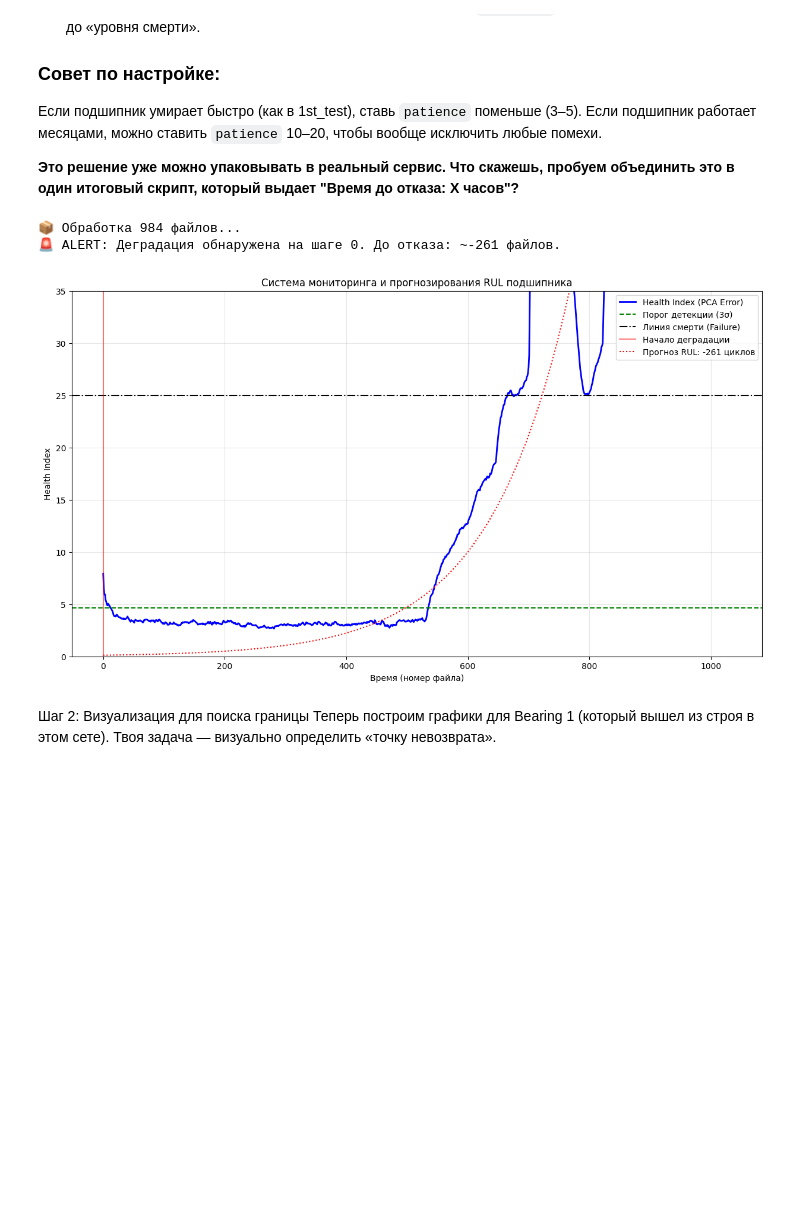
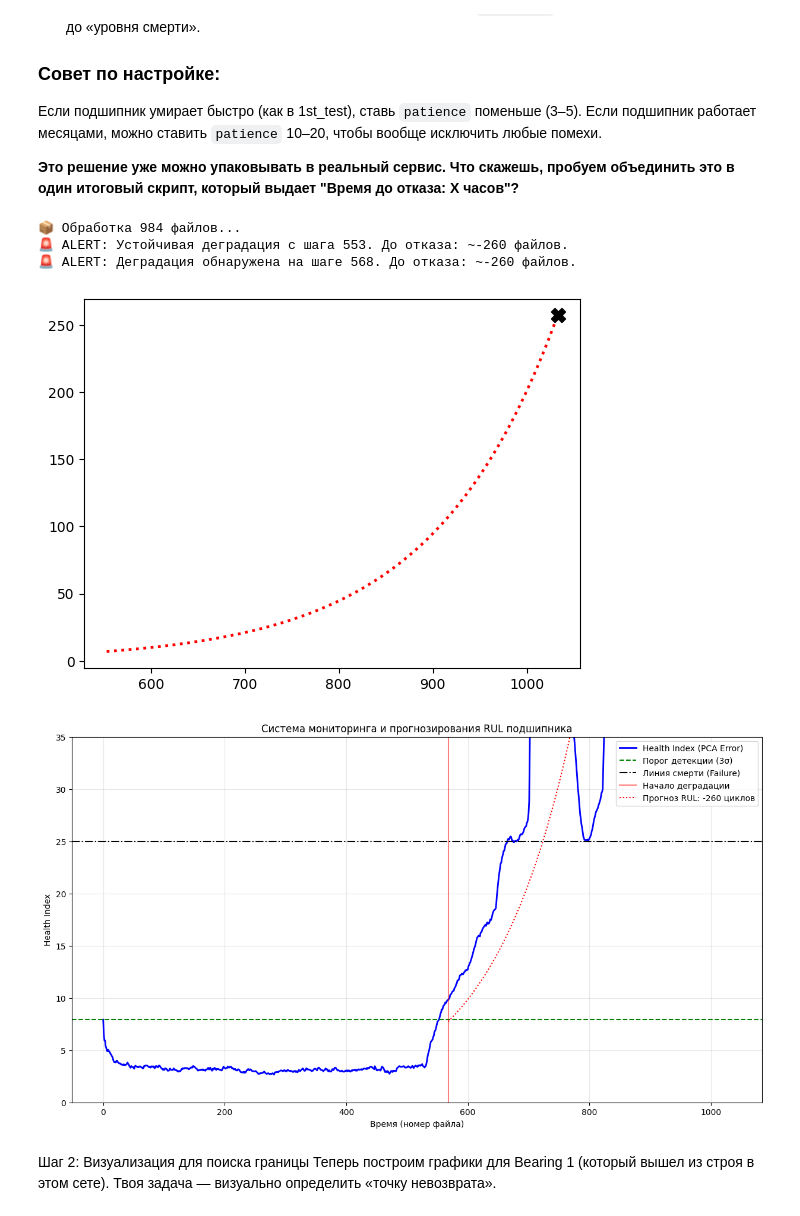
Before and after one commit to czeberyak/industrial-health-index-pdm, a Jupyter notebook: notebooks/new RUL.ipynb, the cells around one changed output. Saved outputs shown, nothing was run; the diff lists cells and outputs as text; code cells hidden in the pictures; blank space fills up the shorter version.

```diff
--- a/notebooks/new RUL.ipynb
+++ b/notebooks/new RUL.ipynb
@@ -293,6 +293,7 @@ X_projected = pca.inverse_transform(pca.transform(X_all_scaled))
 hi_raw = np.linalg.norm(X_all_scaled - X_projected, axis=1)
 df_feat['hi_smooth'] = pd.Series(hi_raw).ewm(alpha=0.1).mean()
 
+'''
 # Г. Детекция начала деградации (Onset)
 # Используем 3-sigma и patience=5 для защиты от шума
 baseline = df_feat['hi_smooth'].iloc[:train_idx]
@@ -301,39 +302,80 @@ threshold = baseline.mean() + 3 * baseline.std()
 is_over = df_feat['hi_smooth'] > threshold
 rolling_check = is_over.rolling(5).sum()
 onset_points = np.where(rolling_check == 5)[0]
+'''
+
+# Г. Детекция начала деградации (Onset) — СТРОГАЯ ВЕРСИЯ
+baseline_limit = 200  # Берём только самый "холодный" старт
+baseline = df_feat['hi_smooth'].iloc[:baseline_limit]
+mu, sigma = baseline.mean(), baseline.std()
+
+# 5σ + 20% запас прочности отфильтрует стартовый дребезг
+threshold = (mu + 5 * sigma) * 1.2
+
+is_over = df_feat['hi_smooth'] > threshold
+rolling_check = is_over.rolling(window=20).sum()
+onset_points = np.where(rolling_check == 20)[0]
+
+actual_onset = -1
+if len(onset_points) > 0:
+    candidate = onset_points[0] - 19  # Индекс начала первого валидного окна
+    if candidate < baseline_limit:
+        # Если сработало в зоне калибровки — игнорируем и ищем дальше
+        valid = onset_points[onset_points > baseline_limit + 50]
+        if len(valid) > 0:
+            actual_onset = valid[0] - 19
+    else:
+        actual_onset = candidate
+
+if actual_onset != -1:
+    onset_idx = actual_onset
+
+    rul, prediction = predict_rul(df_feat['hi_smooth'], onset_idx, failure_level=25)
+
+    if rul is not None:
+        pred_x, pred_y = prediction
+        plt.plot(pred_x, pred_y, 'r:', lw=2, label=f'Прогноз RUL: {rul} файлов')
+        plt.scatter(pred_x[-1], pred_y[-1], color='black', marker='X', s=100, zorder=5)
+        print(f"🚨 ALERT: Устойчивая деградация с шага {onset_idx}. До отказа: ~{rul} файлов.")
+    else:
+        print("⚠️ Деградация обнаружена, но экспоненциальная аппроксимация не сошлась.")
+else:
+    print("✅ Оборудование в норме (устойчивого превышения порога не найдено).")
 
 # Д. Визуализация и Прогноз
 plt.figure(figsize=(15, 8))
 plt.plot(df_feat['hi_smooth'], label='Health Index (PCA Error)', color='blue', lw=2)
 plt.axhline(y=threshold, color='green', linestyle='--', label='Порог детекции (3σ)')
 plt.axhline(y=25, color='black', linestyle='-.', label='Линия смерти (Failure)')
 
 if len(onset_points) > 0:
     onset_idx = onset_points[0] - 4
     plt.axvline(x=onset_idx, color='red', alpha=0.5, label='Начало деградации')
 
     # Считаем прогноз
     rul, prediction = predict_rul(df_feat['hi_smooth'], onset_idx, failure_level=25)
 
     if rul is not None:
         pred_x, pred_y = prediction
         plt.plot(pred_x, pred_y, 'r:', label=f'Прогноз RUL: {rul} циклов')
         plt.scatter(pred_x[-1], pred_y[-1], color='black', marker='X', s=100)
         print(f"🚨 ALERT: Деградация обнаружена на шаге {onset_idx}. До отказа: ~{rul} файлов.")
 else:
     print("✅ Оборудование в норме.")
 
 plt.title('Система мониторинга и прогнозирования RUL подшипника')
 plt.xlabel('Время (номер файла)')
 plt.ylabel('Health Index')
 plt.legend()
 plt.grid(alpha=0.3)
 plt.ylim(0, 35) # Фиксируем масштаб для наглядности
 plt.show()
 # %% [output]
 📦 Обработка 984 файлов...
-🚨 ALERT: Деградация обнаружена на шаге 0. До отказа: ~-261 файлов.
+🚨 ALERT: Устойчивая деградация с шага 553. До отказа: ~-260 файлов.
+🚨 ALERT: Деградация обнаружена на шаге 568. До отказа: ~-260 файлов.
-[figure, old version]
+[figure, new version]
+[figure, added]
 # %% [markdown]
 Шаг 2: Визуализация для поиска границы
 Теперь построим графики для Bearing 1 (который вышел из строя в этом сете). Твоя задача — визуально определить «точку невозврата».
```
Also changed, not shown: 11 other files.
